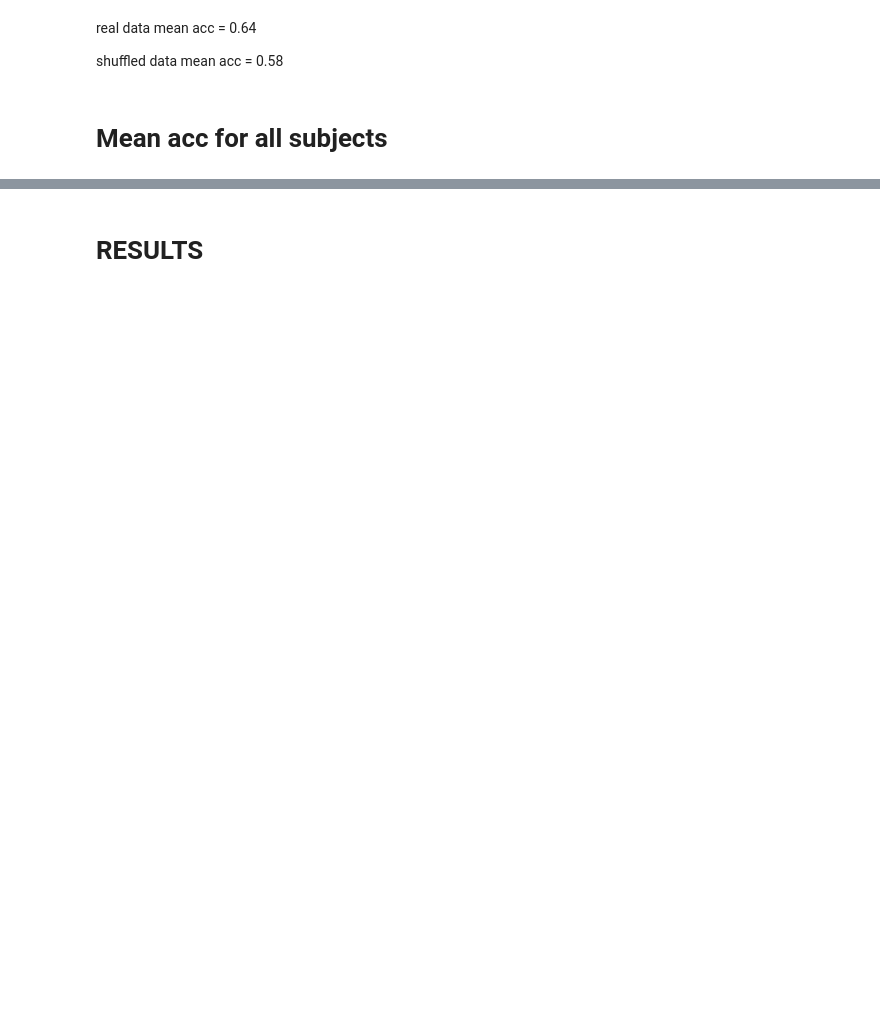
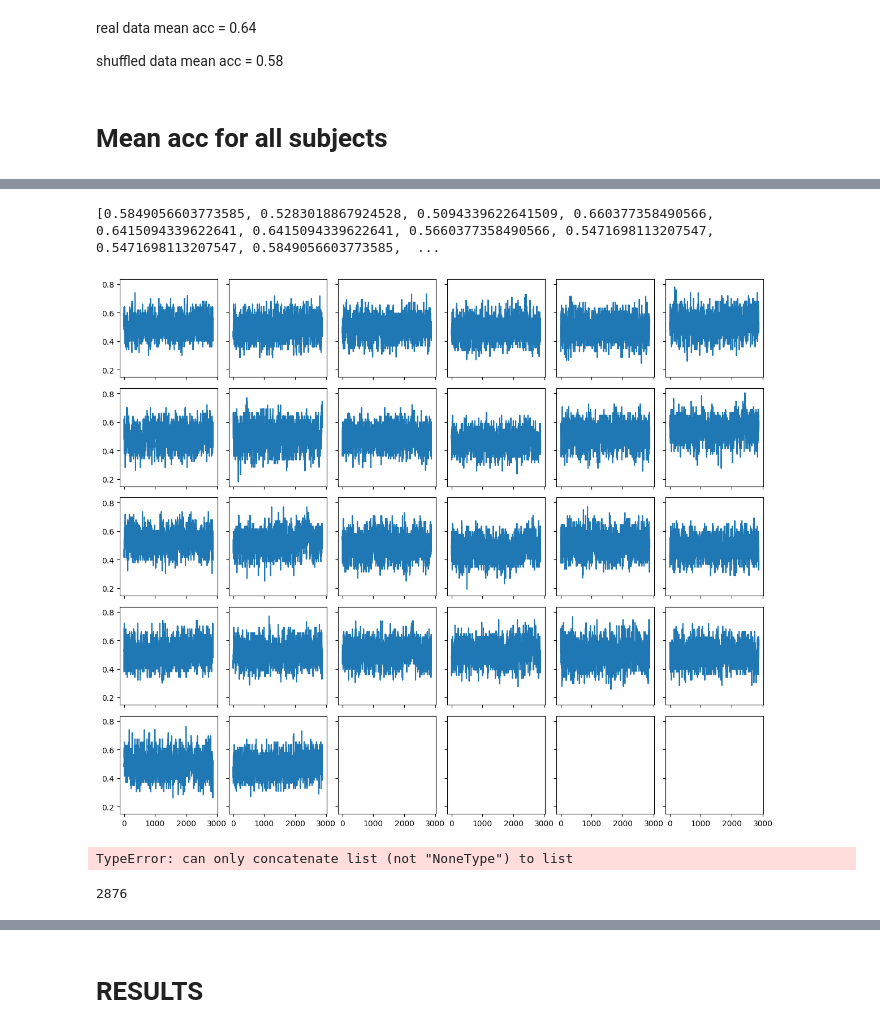
Before and after one commit to unthrived/master-thesis, a Jupyter notebook: 0_main_deci_timepoint.ipynb, the cells around one changed output, grey strips where cells are left out. Cells and saved outputs as stored; diff of their text form; code cells hidden in the pictures; blank space fills up the shorter version.

```diff
--- a/0_main_deci_timepoint.ipynb
+++ b/0_main_deci_timepoint.ipynb
@@ -190,6 +133,7 @@ from catboost import CatBoostClassifier
 from sklearn.linear_model import LogisticRegression
 from sklearn.metrics import classification_report
 from sklearn.svm import SVC
+from sklearn.svm import LinearSVC
 
 def train_timepoints(X, y, verbose=False, display_roc=False, acc_only = False):
     X_train, X_test, y_train, y_test = train_test_split(X, y, test_size=0.2, random_state=0)
@@ -205,7 +149,7 @@ def train_timepoints(X, y, verbose=False, display_roc=False, acc_only = False):
 
     clf = CatBoostClassifier(task_type = 'GPU')
     clf = RandomForestClassifier(random_state=0, n_jobs=-1)
-    # clf = SVC() # Faster than Random Forest
+    # clf = LinearSVC(random_state=0, loss="hinge") # Faster than Random Forest
     clf.fit(X_train, y_train,
             sample_weight=sample_weights
             )
@@ -218,7 +162,7 @@ def train_timepoints(X, y, verbose=False, display_roc=False, acc_only = False):
     accuracy = accuracy_score(y_test, y_pred)
     f1 = f1_score(y_test, y_pred)
     roc = roc_auc_score(y_test, y_pred)
-    features = clf.feature_importances_
+    # features = clf.feature_importances_
     if display_roc:
         # I think this is not working
         from sklearn.metrics import roc_curve
@@ -234,7 +178,7 @@ def train_timepoints(X, y, verbose=False, display_roc=False, acc_only = False):
     #     unique_pred_1 = np.unique(y_pred, return_counts=True)[1][1]
     if acc_only:
         return accuracy
-    return accuracy, f1, roc, features
+    return accuracy, f1, roc #, features
 # %%
 print(X.shape)
 X = X[:,:,0:1800]
@@ -267,10 +195,0 @@ print(np.unique(y, return_counts=True))
-# %%
-numT = X.shape[2]
-timepoint_accuracy = [None]*numT
-timepoint_f1 = [None]*numT
-timepoint_roc = [None]*numT
-features = [None]*numT
-for timepoint in range(numT):
-    print(timepoint)
-    X_training = X[:,:,timepoint]
-    timepoint_accuracy[timepoint], timepoint_f1[timepoint], timepoint_roc[timepoint], features[timepoint] = train_timepoints(X_training, y)
@@ -314,18 +200,20 @@ shuffled data mean acc = 0.58
 # %% [markdown]
 # Mean acc for all subjects
 # %%
-# MAKE A SLIDING TIMEPOINT WINDOW
+# MAKE A SLIDING TIMEPOINT WINDOW TOO
 subject_acc = [None]*amount_of_subjects
-for subj in range(amount_of_subjects):
-    numT = X.shape[2]
-    timepoint_accuracy = [None]*numT
+timepoint_accuracy = [None]*amount_of_subjects
+numT = X.shape[2]
+for subj in range(amount_of_subjects-1):
+    timepoint_accuracy[subj] = [None]*numT
     print('Working on subj: ', subj)
     X = all_rawdata[subj]['epoch_dat']
-    y = all_rawdata[subj]['metadata']['deci']
-    y = np.array(y)
+    y = np.where(all_rawdata[subj]['metadata']['r_map'] == 45, 1, 0)
+    y2 = all_rawdata[subj]['metadata']['deci']
+    y3 = [a ^ b for a, b in zip(y, y2)]
     for timepoint in range(numT):
-        print(timepoint)
+        # print(timepoint)
         X_training = X[:,:,timepoint]
-        timepoint_accuracy[timepoint] = train_timepoints(X_training, y, verbose=False, acc_only=True)
+        timepoint_accuracy[subj][timepoint] = train_timepoints(X_training, y3, verbose=False, acc_only=True)
 
 # subject_acc[subj] = np.mean(timepoint_accuracy)
@@ -331,0 +247,33 @@ for subj in range(amount_of_subjects):
+# %%
+import csv
+
+filename = "RandomForest_deci.csv"
+
+with open(filename, "r") as file:
+    reader = csv.reader(file)
+    my_list = next(reader)
+
+print(my_list[1])
+# %% [output]
+[0.5849056603773585, 0.5283018867924528, 0.5094339622641509, 0.660377358490566, 0.6415094339622641, 0.6415094339622641, 0.5660377358490566, 0.5471698113207547, 0.5471698113207547, 0.5849056603773585,  ...
+# %%
+fig, axs = plt.subplots(5, 6, sharex=True, sharey=True, figsize=(12, 10))
+
+for i in range(26):
+    row = i // 6
+    col = i % 6
+    axs[row, col].plot(timepoint_accuracy[i])
+
+plt.tight_layout()
+plt.show()
+# %% [output]
+[figure, added]
+# %%
+mean_accuracy = np.mean(np.array(timepoint_accuracy), axis=0)
+plt.plot(mean_accuracy)
+# %% [output]
+TypeError: can only concatenate list (not "NoneType") to list
+# %%
+print(len(timepoint_accuracy[25]))
+# %% [output]
+2876
```
Also changed, not shown: parts of 21 cells of this notebook, 4 other files.
